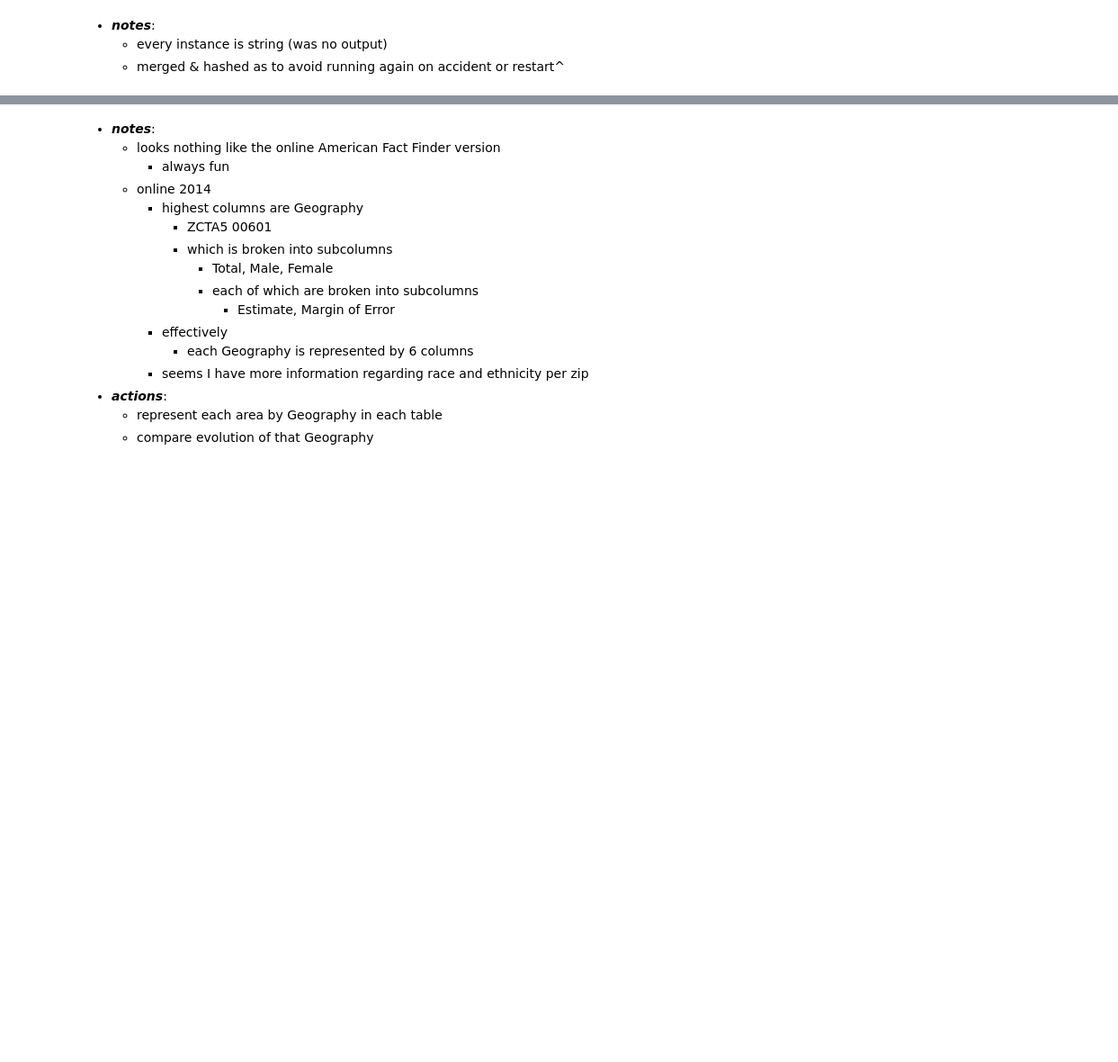
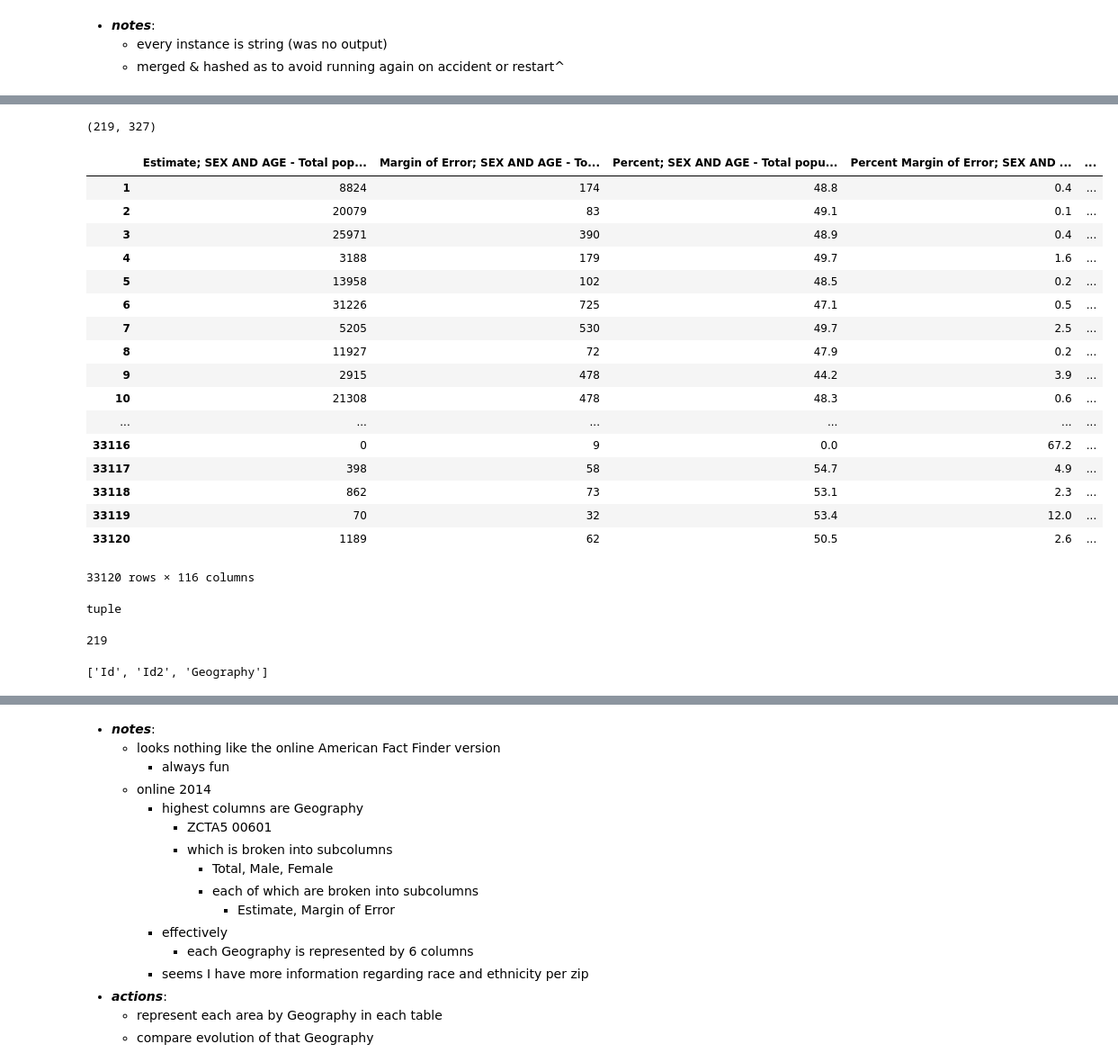
Before and after one commit to gumdropsteve/population_prophet, a Jupyter notebook: exploratory-data-analysis/acs_5yr_2011-2017_age_sex.ipynb, the cells around one changed output, grey strips where cells are left out. Shown: that part at 90% size. Drawn from its saved outputs; the diff is of its cells as text; code cells hidden in the pictures; blank space fills up the shorter version.

```diff
--- a/exploratory-data-analysis/acs_5yr_2011-2017_age_sex.ipynb
+++ b/exploratory-data-analysis/acs_5yr_2011-2017_age_sex.ipynb
@@ -6,7 +6,7 @@ import random
 # %%
 # default cleaning method until proven otherwise
 
-def clean_census_frame(csv_path , head=False , reset=False , set_index='Geography' ):
+def clean_census_frame(csv_path , head=False , reset=True , set_index=False ):
     '''
     inputs)
         >> csv_path
@@ -109,0 +137,66 @@ test.describe()
+# %%
+# 2012
+y2k12 = clean_census_frame('../data/acs/aff_download/ACS_12_5YR_DP05_with_ann.csv',reset=False)
+#2013
+y2k13 = clean_census_frame('../data/acs/aff_download/ACS_13_5YR_DP05_with_ann.csv',reset=False)
+# %%
+# 2011
+t11 = test.copy()
+# 2012
+t12 = y2k12.copy()
+# 2013
+t13 = y2k12.copy()
+
+# tag columns
+tags11 = t11.columns  # 2011
+tags12 = t12.columns  # 2012
+tags13 = t13.columns  #2013
+# %%
+# common columns
+common_tags = [tag for tag in tags13 if tag in tags11 & tags12]
+# chk chg
+len(common_tags),len(tags13)
+# %% [output]
+(219, 327)
+# %%
+plz = t11.copy().drop(common_tags,axis=1)
+plz
+# %% [output]
+|  | Estimate; SEX AND AGE - Total pop... | Margin of Error; SEX AND AGE - To... | Percent; SEX AND AGE - Total popu... | Percent Margin of Error; SEX AND ... | ... |
+| 1 | 8824 | 174 | 48.8 | 0.4 | ... |
+| 2 | 20079 | 83 | 49.1 | 0.1 | ... |
+| 3 | 25971 | 390 | 48.9 | 0.4 | ... |
+| 4 | 3188 | 179 | 49.7 | 1.6 | ... |
+| 5 | 13958 | 102 | 48.5 | 0.2 | ... |
+| 6 | 31226 | 725 | 47.1 | 0.5 | ... |
+| 7 | 5205 | 530 | 49.7 | 2.5 | ... |
+| 8 | 11927 | 72 | 47.9 | 0.2 | ... |
+| 9 | 2915 | 478 | 44.2 | 3.9 | ... |
+| 10 | 21308 | 478 | 48.3 | 0.6 | ... |
+| ... | ... | ... | ... | ... | ... |
+| 33116 | 0 | 9 | 0.0 | 67.2 | ... |
+| 33117 | 398 | 58 | 54.7 | 4.9 | ... |
+| 33118 | 862 | 73 | 53.1 | 2.3 | ... |
+| 33119 | 70 | 32 | 53.4 | 12.0 | ... |
+| 33120 | 1189 | 62 | 50.5 | 2.6 | ... |
+33120 rows × 116 columns
+# %%
+test11_to_common = t11.copy()
+
+# for u in test11_to_common.columns:
+#     if u not in common_tags:
+#         test11_to_common = test11_to_common[[u]]   # test11_to_common[u]
+# test11_to_common.drop([common_tags],axis=1)
+# type(common_tags[1])
+# test11_to_common['Id']
+type(tuple(common_tags))
+# %% [output]
+tuple
+# %%
+len(tuple(common_tags))
+# %% [output]
+219
+# %%
+common_tags[:3]
+# %% [output]
+['Id', 'Id2', 'Geography']
```
Also changed, not shown: parts of 6 cells of this notebook.
